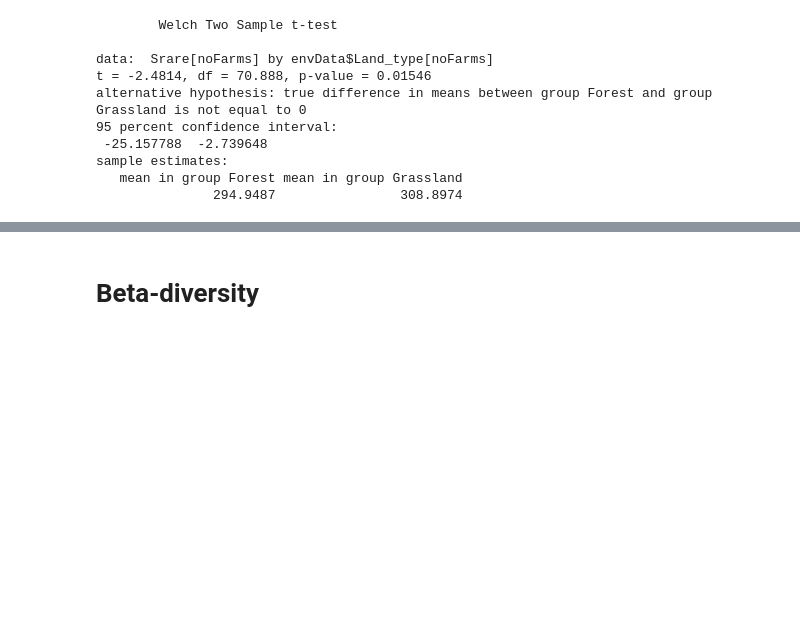
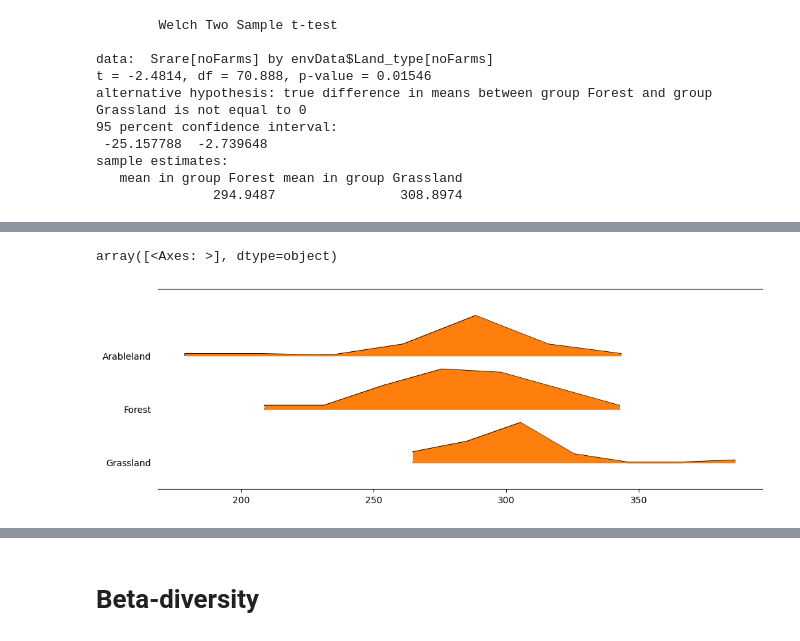
Before and after one commit to danchurch/fichtelgebirgeSoils, a Jupyter notebook: spatialAnalysis/spatialAnalysisSulariData.ipynb, the cells around one changed output, grey strips where cells are left out. Cells and saved outputs as stored; diff of their text form; code cells hidden in the pictures; blank space fills up the shorter version.

```diff
--- a/spatialAnalysis/spatialAnalysisSulariData.ipynb
+++ b/spatialAnalysis/spatialAnalysisSulariData.ipynb
@@ -268,0 +275,16 @@ So as was the case in the Rodriguez paper, the grasslands show a higher alpha di
+# %%
+## set kernel to python
+controls=[ 'C1.1', 'C1.2', 'C2.1', 'C2.2']
+envData.drop(controls, axis='rows', inplace=True)
+comData.drop(controls, axis='rows', inplace=True)
+# %%
+## remake our species richness here:
+aa = comData.copy()
+aa[aa > 0] = 1
+
+specRich = aa.sum(axis="columns")
+
+specRichLT = (pd.concat([pd.to_numeric(specRich, downcast='integer'), envData['Land_type']], axis='columns')
+                     .rename({0:"spRich"},axis="columns"))
+
+specRichLT.head()
@@ -268,0 +298,9 @@ So as was the case in the Rodriguez paper, the grasslands show a higher alpha di
+# %%
+az.plot_forest(specRichLT.pivot(columns="Land_type", values="spRich").to_dict("list"),
+               kind="ridgeplot",
+               hdi_prob=1,
+               colors="C1",
+               figsize=(12, 4))
+# %% [output]
+array([<Axes: >], dtype=object)
+[figure, added]
```
Also changed, not shown: parts of 6 cells of this notebook, 1 other file.
